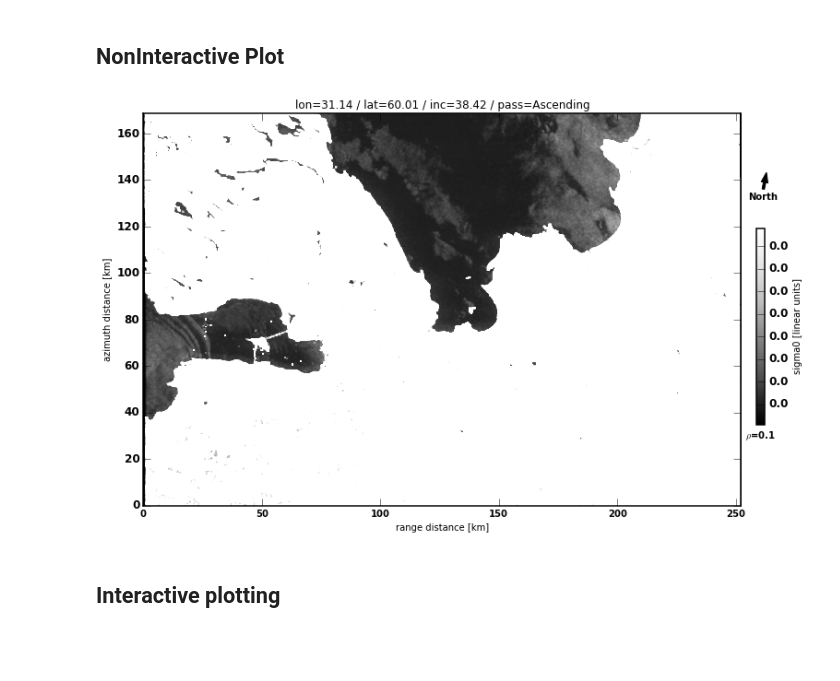
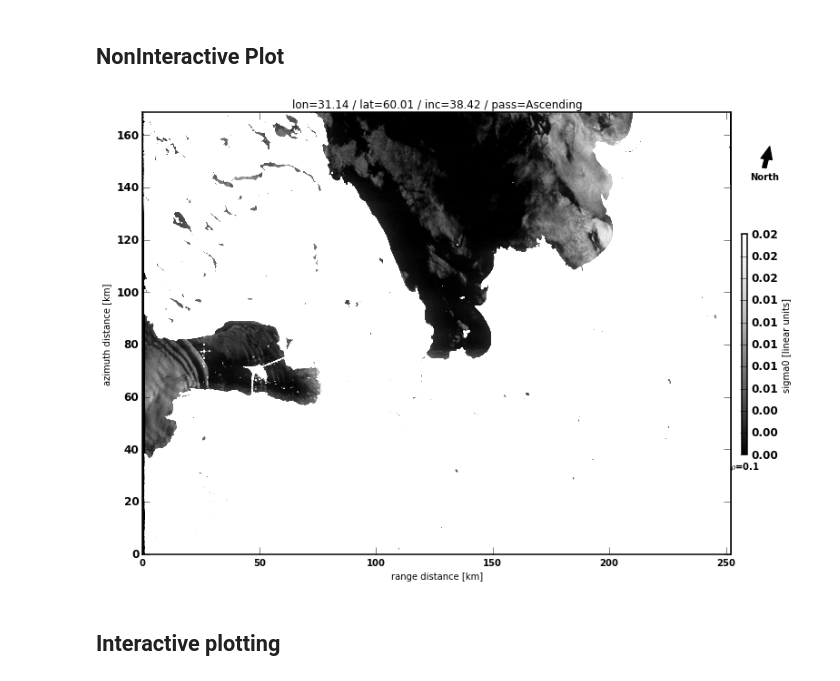
Before and after one commit to magican/PySOL, a Jupyter notebook: notebooks/Sentinel-1/S1_test_resampling.ipynb, the cells around one changed output. Cells and saved outputs as stored; diff of their text form; code cells hidden in the pictures; blank space fills up the shorter version.

```diff
--- a/notebooks/Sentinel-1/S1_test_resampling.ipynb
+++ b/notebooks/Sentinel-1/S1_test_resampling.ipynb
@@ -70,7 +68,7 @@ reload(readS1)
 # %%
 # %%timeit -r 1 -n 1
 scale = 1
-pxlResSARm = 120
+pxlResSARm = 80
 
 s1 = readS1.readS1(inpath=inpath, fn=fn, resolution=pxlResSARm)
 # s1.__dict__['raw_counts']
@@ -92,7 +90,10 @@ for p in polarization:
     print "Filtering Image: \'%s\' polarization" %p
 
     # filter the image
-    sigma0w[p] = wiener(sigma0[p][::scale,::scale], mysize=(7,7), noise=None)
+    if pxlResSARm >= 120:
+        sigma0w[p] = wiener(sigma0[p][::scale,::scale], mysize=(3,3), noise=None)
+    else:
+        sigma0w[p] = wiener(sigma0[p][::scale,::scale], mysize=(7,7), noise=None)
 #     sigma0w[p] = sigma0[p]
 # %% [output]
 Filtering Image: 'vv' polarization
@@ -399,28 +403,32 @@ print 'bearing = %.2f' % bearing.mean()
 
 if bearing.mean() < 200:
     orbit = 'Ascending'
-    wind_speed_asar = fliplr(wind_speed_asar)
     lats_2 = fliplr(lats_2)
     lons_2 = fliplr(lons_2)
     mask_arr_swath = fliplr(mask_arr_swath)
-    for k, v in ncepGFSmodelWindSwath.iteritems():
-        ncepGFSmodelWindSwath[k] = fliplr(v)
     for k, v in roughnessNrmlzd.iteritems():
         roughnessNrmlzd[k] = fliplr(v)
     for k, v in sigma0w.iteritems():
         sigma0w[k] = fliplr(v)
+    try:
+        wind_speed_asar = fliplr(wind_speed_asar)
+        for k, v in ncepGFSmodelWindSwath.iteritems():
+            ncepGFSmodelWindSwath[k] = fliplr(v)
+    except: Exception
 elif bearing.mean() > 200:
     orbit = 'Descending'
-    wind_speed_asar = flipud(wind_speed_asar)
     lats_2 = flipud(lats_2)
     lons_2 = flipud(lons_2)
     mask_arr_swath = flipud(mask_arr_swath)
-    for k, v in ncepGFSmodelWindSwath.iteritems():
-        ncepGFSmodelWindSwath[k] = flipud(v)
     for k, v in roughnessNrmlzd.iteritems():
         roughnessNrmlzd[k] = flipud(v)
     for k, v in sigma0w.iteritems():
         sigma0w[k] = flipud(v)
+    try:
+        wind_speed_asar = flipud(wind_speed_asar)
+        for k, v in ncepGFSmodelWindSwath.iteritems():
+            ncepGFSmodelWindSwath[k] = flipud(v)
+    except: Exception
 del k,v
 # %% [output]
 bearing = 190.81
@@ -477,8 +485,8 @@ from numpy import array, sin
 import matplotlib.pyplot as plt
 import matplotlib.cm as cm
 
-vmin = None
-vmax = None
+vmin = 0
+vmax = .02
 cmap='Greys_r'
 p = polarization[0]
 
@@ -507,37 +515,36 @@ fig = plt.figure(figsize=figSize, dpi=dpi)
 plt.subplots_adjust(bottom=0.05, top=0.95, left=0.05, right=0.95,
                     wspace=0.15, hspace=0.15)
 imax = fig.add_axes([marginN[0], marginN[1], imsizeN[0], imsizeN[1]])
 imax.set_xlim(0, dist[1])
 imax.set_ylim(0, dist[0])
 plt.imshow(data, interpolation='nearest', vmin=vmin,
             vmax=vmax,
             extent=[0, dist[1], 0, dist[0]], aspect='auto')
 plt.set_cmap(cmap)
 imax.set_xlabel('range distance [km]')
 imax.set_ylabel('azimuth distance [km]')
 tit = 'lon=%.2f / lat=%.2f / inc=%.2f / pass=%s' % (lons_2.mean(), lats_2.mean(), incidenceAngle_2[p].mean(), orbit)
 imax.set_title(tit)
 
 # Add colorbar
 cbax = fig.add_axes([1+1.3*marginN[0], .25, 20./figSize[1]/dpi, .50])
-plt.colorbar(label='sigma0 [linear units]', cax=cbax, format='%.1f')
+plt.colorbar(label='sigma0 [linear units]', cax=cbax, format='%.2f')
 meanstr = r'$\rho$=%.1f' % data.mean()
 cbax.text(0.5, -0.025, meanstr, ha='center', va='top')
 
 # Add north
-cpsizeN = (margin[0]-margin[1])/figSize/dpi
-cpax = fig.add_axes([1+1.1*marginN[0], 0.85-cpsizeN[1]/2, cpsizeN[0], cpsizeN[1]])
+cpax = fig.add_axes([1+1.1*marginN[0], 0.85, .1, .1])
 plt.arrow(.5, .5, .5*cos((270-bearing.mean())*pi/180),
           .5*sin((270-bearing.mean())*pi/180), facecolor='black',
           width=0.07, length_includes_head=True,
           head_width=0.2, head_length=0.3)
 plt.annotate('North', (.5, .4), ha='center', va='top')
 cpax.set_axis_off()
 
 # print vmin, vmax
 # print figSize, imsizeN, dShape, marginN, margin, dpi
 # %% [output]
-[figure, old version]
+[figure, new version]
 # %% [markdown]
 ## Interactive plotting
 # %%
```
Also changed, not shown: parts of 19 cells of this notebook, 5 other files.
